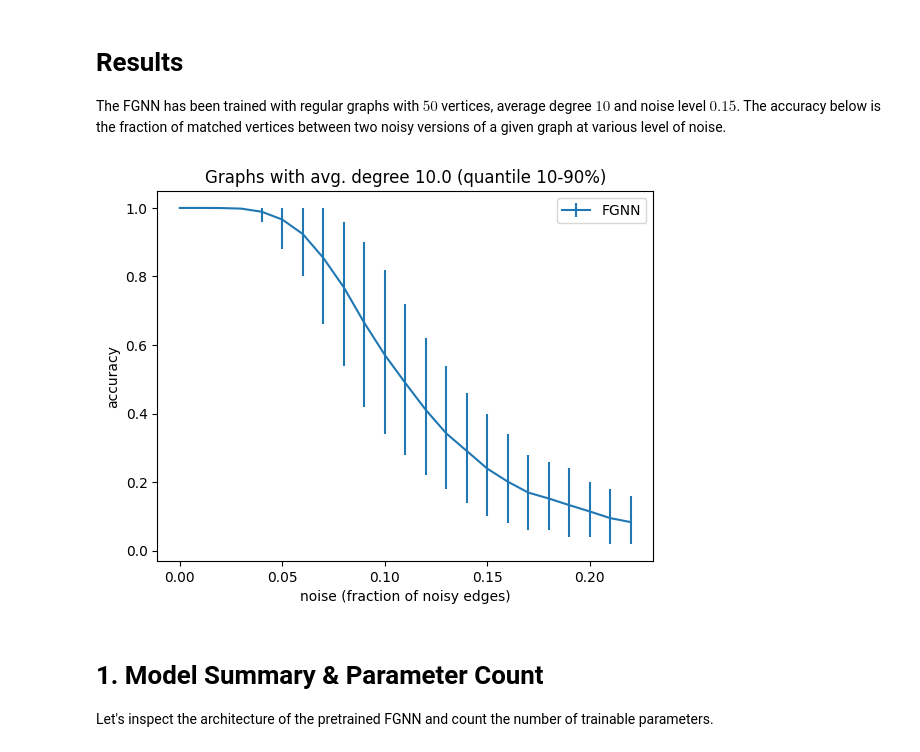
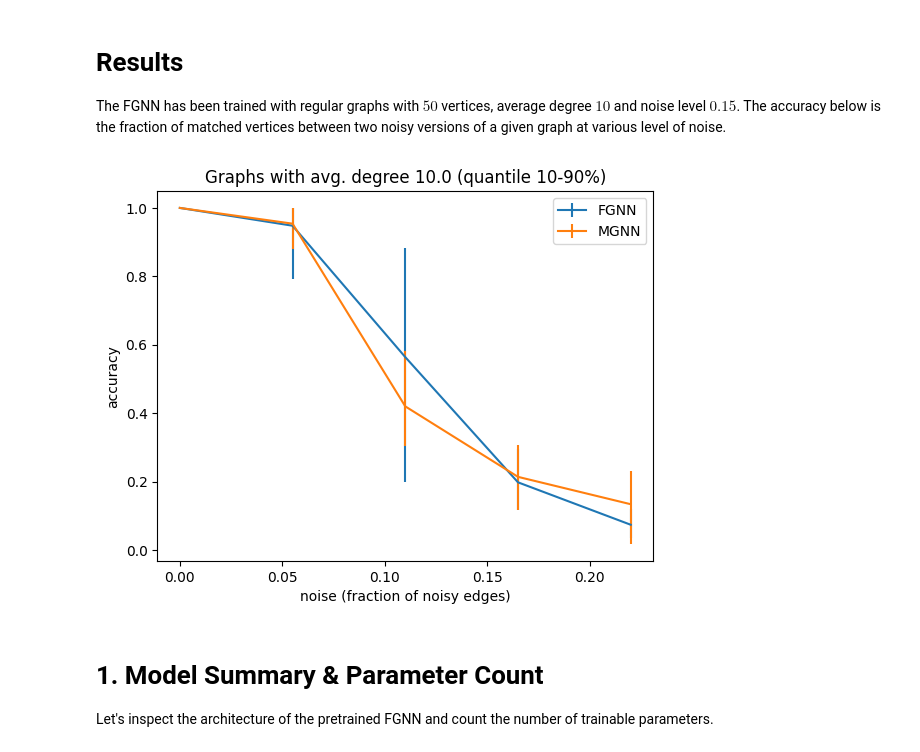
Before and after one commit to noecolomban/Project_deep_learning_APM52183, a Jupyter notebook: notebook_ a_rendre.ipynb, the cells around one changed output. Cells and saved outputs as stored; diff of their text form; code cells hidden in the pictures.

Commit message:
ajout mgnn fgnn

```diff
--- a/notebook_ a_rendre.ipynb
+++ b/notebook_ a_rendre.ipynb
@@ -142,13 +142,13 @@ criterion = triplet_loss()
 Fetching model Siamese_Model - Simple_Node_Embedding
 Fetching model mgnn siamese - (rs_node  embedding if fgnn)
 # %%
-args,deg  = creat_args(config_model)
+args,deg  = creat_args(config_model, num_ex=10)
 
-ards_MGNN, deg_MGNN = creat_args(config_model_MGNN, MGNN=True)
+args_MGNN, deg_MGNN = creat_args(config_model_MGNN, num_ex=10, MGNN=True)
 # %% [output]
 graphs with 50 vertices and average degree 10.0
 # %%
-num = 23
+num = 5
 list_noise = np.linspace(0, 0.22, num=num)
 # %% [markdown]
 # Inference
@@ -157,6 +157,7 @@ The cell below will create dataset of graphs with various level of noise if they
 # %%
 ROOT_DIR = Path.home()
 path_dataset = os.path.join(ROOT_DIR, 'data/')
+
 all_l, all_a = compute_all(list_noise,args,path_dataset,model)
-all_l_MGNN, all_a_MGNN = compute_all(list_noise,args,path_dataset,model)
+all_l_MGNN, all_a_MGNN = compute_all(list_noise,args_MGNN,path_dataset,model)
 # %% [output]
@@ -169,17 +202,21 @@ The FGNN has been trained with regular graphs with $50$ vertices, average degree
 quant_low=0.1
 quant_up=0.9
 mc_50, q50 = compute_quant(all_a,quant_low=quant_low,quant_up=quant_up)
+mc_50_MGNN, q50_MGNN = compute_quant(all_a_MGNN,quant_low=quant_low,quant_up=quant_up)
 # %%
 error_50 = np.abs(acc_2_error(mc_50,q50))
+error_50_MGNN = np.abs(acc_2_error(mc_50_MGNN,q50_MGNN))
 
-plt.errorbar(list_noise,mc_50,yerr=error_50.T,label='FGNN');
+
+plt.errorbar(list_noise,mc_50,yerr=error_50.T,label='FGNN')
+plt.errorbar(list_noise,mc_50_MGNN,yerr=error_50_MGNN.T,label='MGNN')
 plt.xlabel('noise (fraction of noisy edges)')
 plt.ylabel('accuracy')
 plt.title(f'Graphs with avg. degree {deg} (quantile {int(100*quant_low)}-{int(100*quant_up)}%)')
 plt.legend()
 plt.show()
 # %% [output]
-[figure, old version]
+[figure, new version]
 # %% [markdown]
 # 1. Model Summary & Parameter Count
 
```
Also changed, not shown: parts of 4 cells of this notebook.
